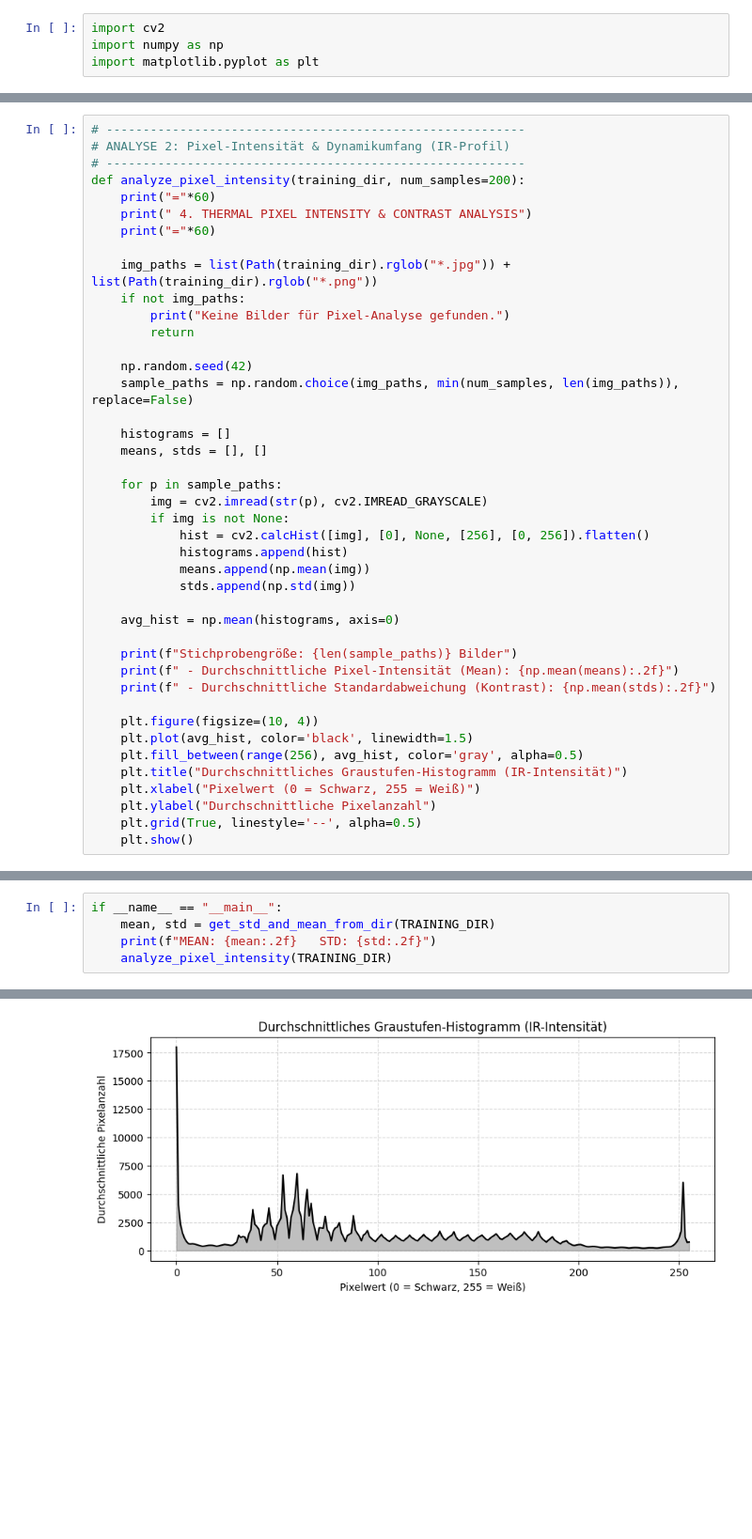
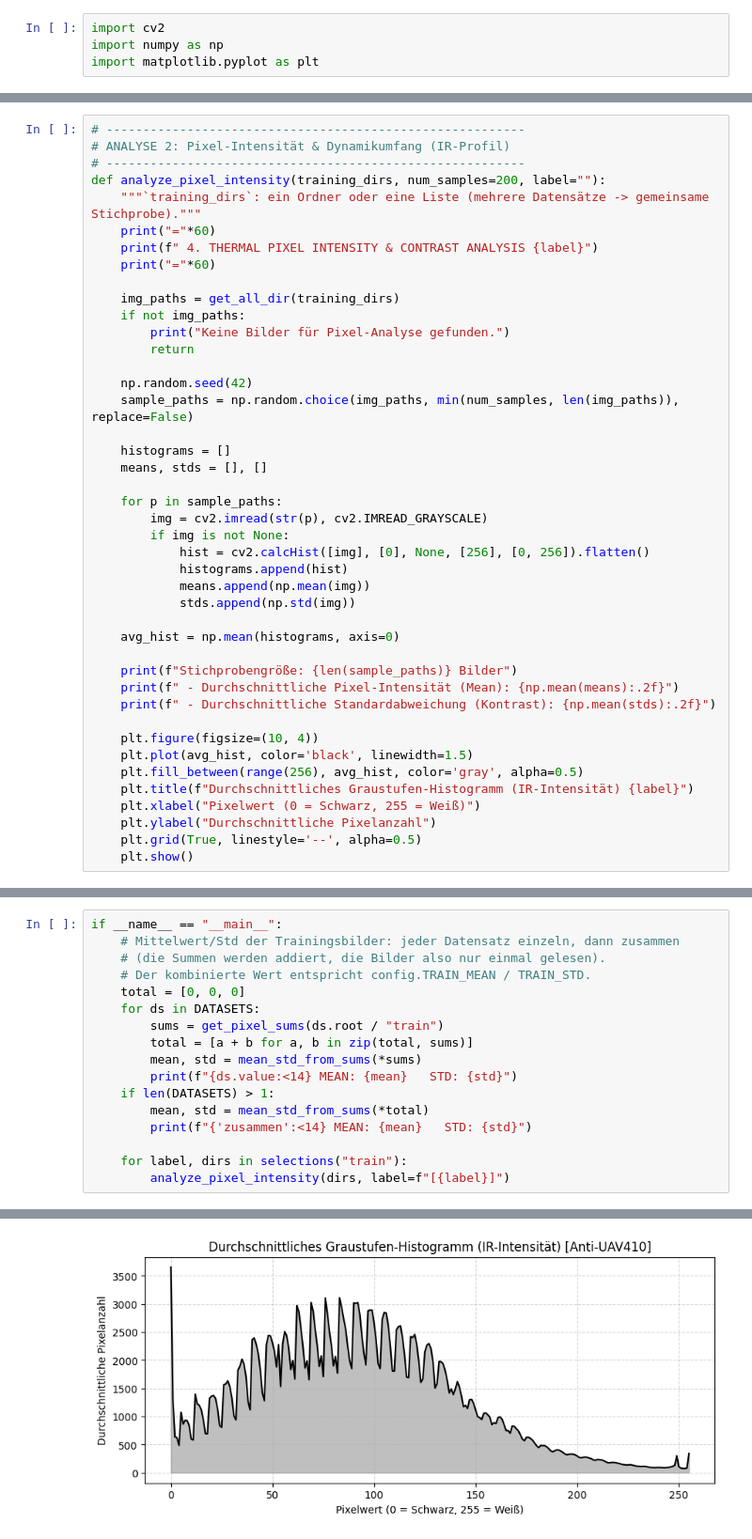
Before and after one commit to MoriartyCoder/Bachelor-Thesis, a Jupyter notebook: notebooks/02_split_analysis.ipynb, the cells around one changed output, grey strips where cells are left out. Shown at 94% size. Saved outputs shown, nothing was run; the diff lists cells and outputs as text; blank space fills up the shorter version.

```diff
--- a/notebooks/02_split_analysis.ipynb
+++ b/notebooks/02_split_analysis.ipynb
@@ -28,12 +33,13 @@ def get_std_and_mean_from_dir(root_dir):
 # ---------------------------------------------------------
 # ANALYSE 2: Pixel-Intensität & Dynamikumfang (IR-Profil)
 # ---------------------------------------------------------
-def analyze_pixel_intensity(training_dir, num_samples=200):
+def analyze_pixel_intensity(training_dirs, num_samples=200, label=""):
+    """`training_dirs`: ein Ordner oder eine Liste (mehrere Datensätze -> gemeinsame Stichprobe)."""
     print("="*60)
-    print(" 4. THERMAL PIXEL INTENSITY & CONTRAST ANALYSIS")
+    print(f" 4. THERMAL PIXEL INTENSITY & CONTRAST ANALYSIS {label}")
     print("="*60)
 
-    img_paths = list(Path(training_dir).rglob("*.jpg")) + list(Path(training_dir).rglob("*.png"))
+    img_paths = get_all_dir(training_dirs)
     if not img_paths:
         print("Keine Bilder für Pixel-Analyse gefunden.")
         return
@@ -61,7 +67,7 @@ def analyze_pixel_intensity(training_dir, num_samples=200):
     plt.figure(figsize=(10, 4))
     plt.plot(avg_hist, color='black', linewidth=1.5)
     plt.fill_between(range(256), avg_hist, color='gray', alpha=0.5)
-    plt.title("Durchschnittliches Graustufen-Histogramm (IR-Intensität)")
+    plt.title(f"Durchschnittliches Graustufen-Histogramm (IR-Intensität) {label}")
     plt.xlabel("Pixelwert (0 = Schwarz, 255 = Weiß)")
     plt.ylabel("Durchschnittliche Pixelanzahl")
     plt.grid(True, linestyle='--', alpha=0.5)
@@ -69,6 +79,18 @@ def analyze_pixel_intensity(training_dir, num_samples=200):
 # %%
 if __name__ == "__main__":
-    mean, std = get_std_and_mean_from_dir(TRAINING_DIR)
-    print(f"MEAN: {mean:.2f}   STD: {std:.2f}")
-    analyze_pixel_intensity(TRAINING_DIR)
+    # Mittelwert/Std der Trainingsbilder: jeder Datensatz einzeln, dann zusammen
+    # (die Summen werden addiert, die Bilder also nur einmal gelesen).
+    # Der kombinierte Wert entspricht config.TRAIN_MEAN / TRAIN_STD.
+    total = [0, 0, 0]
+    for ds in DATASETS:
+        sums = get_pixel_sums(ds.root / "train")
+        total = [a + b for a, b in zip(total, sums)]
+        mean, std = mean_std_from_sums(*sums)
+        print(f"{ds.value:<14} MEAN: {mean}   STD: {std}")
+    if len(DATASETS) > 1:
+        mean, std = mean_std_from_sums(*total)
+        print(f"{'zusammen':<14} MEAN: {mean}   STD: {std}")
+
+    for label, dirs in selections("train"):
+        analyze_pixel_intensity(dirs, label=f"[{label}]")
 # %% [output]
@@ -82 +106 @@ Stichprobengröße: 200 Bilder
-[figure, old version]
+[figure, new version]
```
Also changed, not shown: parts of 4 cells of this notebook, 24 other files.
